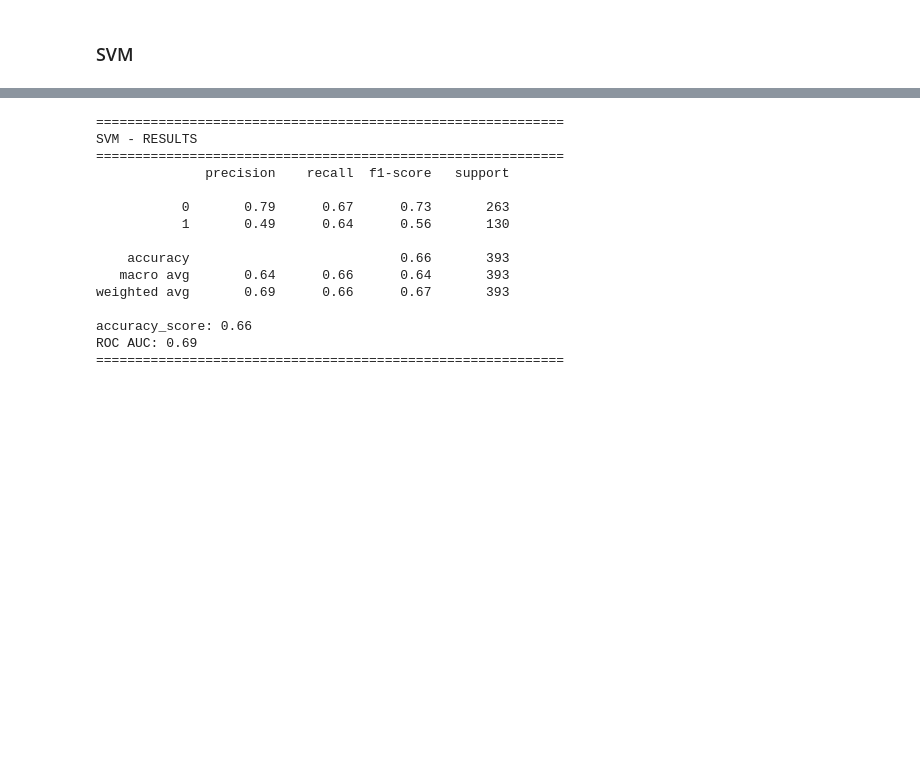
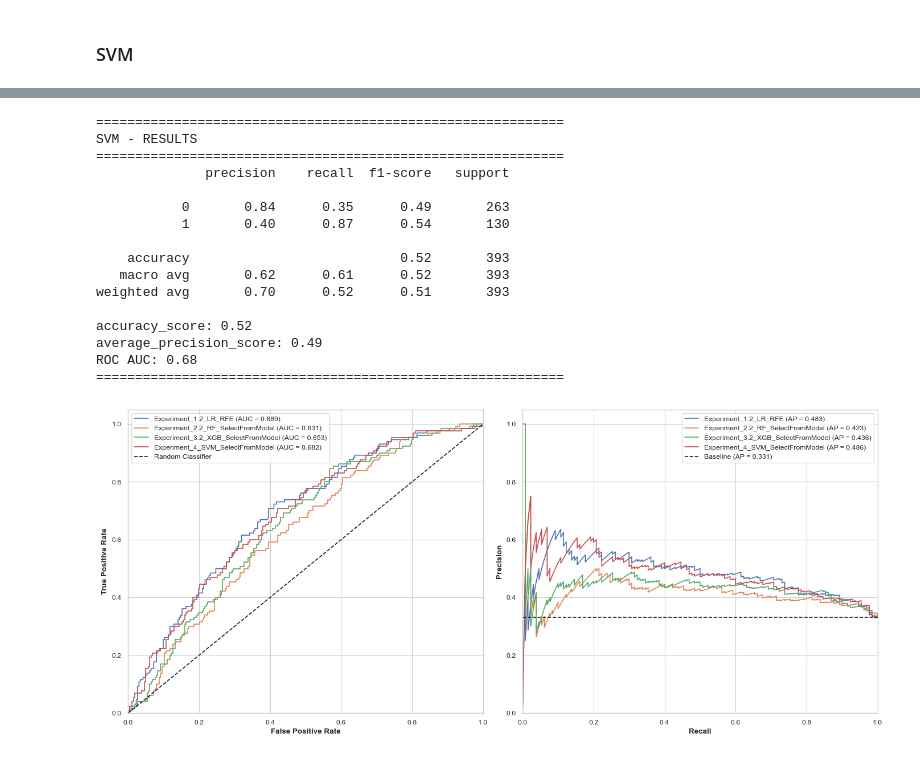
Before and after one commit to konnatzeik/Master_Thesis, a Jupyter notebook: notebooks/02_modeling.ipynb, the cells around one changed output, grey strips where cells are left out. Drawn from its saved outputs; the diff is of its cells as text; code cells hidden in the pictures; blank space fills up the shorter version.

Commit message:
Ran tests and plotted pr and roc curves

```diff
--- a/notebooks/02_modeling.ipynb
+++ b/notebooks/02_modeling.ipynb
@@ -416,3 +499,7 @@ SVM                  0.621 ± 0.084  0.455 ± 0.103  0.509 ± 0.091  0.474 ± 0.
+# %%
+preprocessor = imputation_strategies['MICE_RF']
+# %%
+final_results = {}
 # %% [markdown]
 #### Logistic Regression
 Experiment 1.1
@@ -1174,11 +1506,12 @@ Best CV score: 0.720
 # %%
-y_pred_svm = (y_prob_svm >= 0.3).astype(int)
+y_pred_svm = (y_prob_svm >= 0.31).astype(int)
 
 print("\n" + "="*60)
 print("SVM - RESULTS")
 print("="*60)
 print(classification_report(y, y_pred_svm, zero_division=0))
 print(f"accuracy_score: {accuracy_score(y, y_pred_svm):.2f}")
+print(f"average_precision_score: {average_precision_score(y, y_prob_svm):.2f}")
 print(f"ROC AUC: {roc_auc_score(y, y_prob_svm):.2f}")
 print("="*60)
 # %% [output]
@@ -1187,13 +1520,65 @@ SVM - RESULTS
 ============================================================
               precision    recall  f1-score   support
 
-           0       0.79      0.67      0.73       263
-           1       0.49      0.64      0.56       130
+           0       0.84      0.35      0.49       263
+           1       0.40      0.87      0.54       130
 
-    accuracy                           0.66       393
-   macro avg       0.64      0.66      0.64       393
-weighted avg       0.69      0.66      0.67       393
+    accuracy                           0.52       393
+   macro avg       0.62      0.61      0.52       393
+weighted avg       0.70      0.52      0.51       393
 
-accuracy_score: 0.66
-ROC AUC: 0.69
+accuracy_score: 0.52
+average_precision_score: 0.49
+ROC AUC: 0.68
 ============================================================
+# %%
+models_to_plot = [
+    'Experiment_1.2_LR_RFE',
+    'Experiment_2.2_RF_SelectFromModel',
+    'Experiment_3.2_XGB_SelectFromModel',
+    'Experiment_4_SVM_SelectFromModel'
+
+]
+
+sns.set_theme(style = 'whitegrid', context='paper')
+fig, (ax1, ax2) = plt.subplots(1, 2, figsize=(14, 6))
+
+first_model_data = models_to_plot[0]
+pr_baseline =  np.sum(final_results[first_model_data]['y_true'])/len(final_results[first_model_data]['y_true'])
+
+for i, model_name in enumerate(models_to_plot):
+
+    metrics = final_results[model_name]
+
+
+
+    #ROC curve
+    ax1.plot(
+        metrics['roc_fpr'],
+        metrics['roc_tpr'],
+        label=f"{model_name} (AUC = {metrics['roc_auc']:.3f})")
+
+    #PR curve
+    ax2.plot(
+        metrics['recall'],
+        metrics['precision'],
+        label=f"{model_name} (AP = {metrics['ap_score']:.3f})")
+
+
+ax1.plot([0, 1], [0, 1], 'k--', label='Random Classifier')
+ax1.set_xlim([0.0, 1.0])
+ax1.set_ylim([0.0, 1.05])
+ax1.set_xlabel('False Positive Rate', fontweight='bold')
+ax1.set_ylabel('True Positive Rate', fontweight='bold')
+ax1.legend()
+
+ax2.hlines(pr_baseline, 0, 1, colors='k', linestyles='--', label=f'Baseline (AP = {pr_baseline:.3f})')
+ax2.set_xlim([0.0, 1.0])
+ax2.set_ylim([0.0, 1.05])
+ax2.set_xlabel('Recall', fontweight='bold')
+ax2.set_ylabel('Precision', fontweight='bold')
+ax2.legend()
+plt.tight_layout()
+plt.show()
+# %% [output]
+[figure, added]
```
Also changed, not shown: parts of 19 cells of this notebook.
